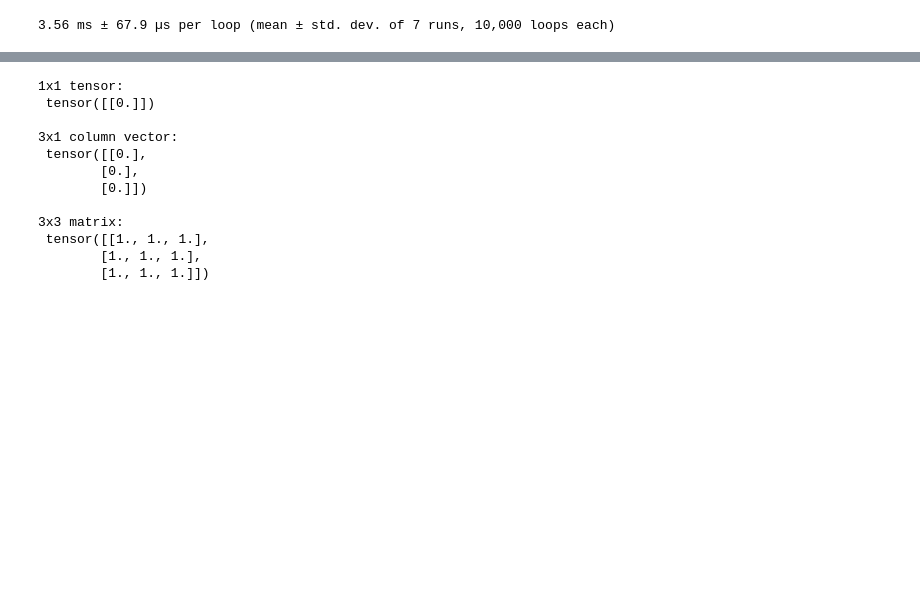
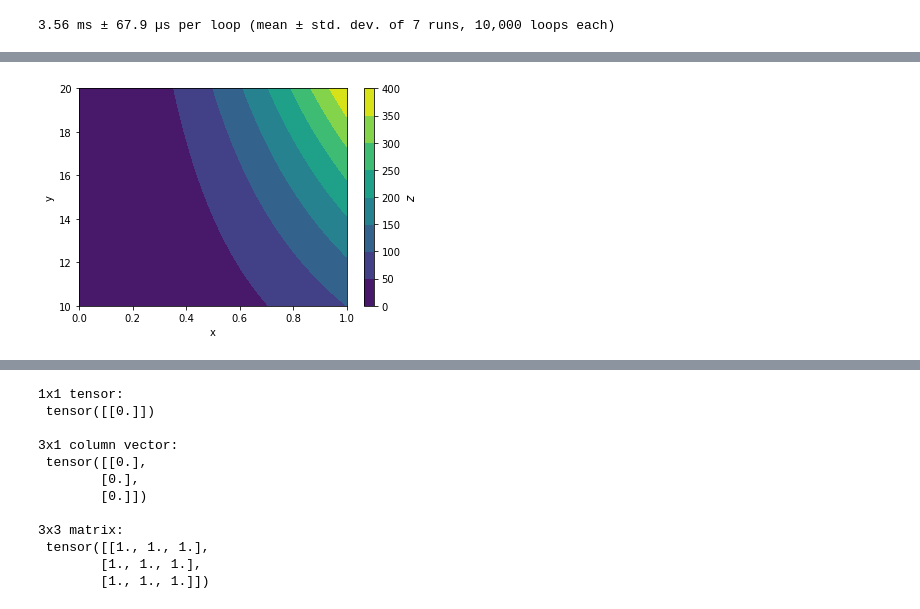
Before and after one commit to AndreWeiner/ml-cfd-lecture, a Jupyter notebook: notebooks/python_intro.ipynb, the cells around one changed output, grey strips where cells are left out. Saved outputs shown, nothing was run; the diff lists cells and outputs as text; code cells hidden in the pictures; blank space fills up the shorter version.

```diff
--- a/notebooks/python_intro.ipynb
+++ b/notebooks/python_intro.ipynb
@@ -221,0 +306,12 @@ As can be seen by this little example, using list comprehension instead of for-l
+# %%
+# alternatively, we can use the contourf() method for making 3D-plots:
+plt.contourf(x, y, z)
+plt.xlabel("x")
+plt.ylabel("y")
+
+# in general, the colorbar can be further customized
+cbar = plt.colorbar()
+cbar.set_label(label="$z$", fontsize=12)
+plt.show()
+# %% [output]
+[figure, added]
```
Also changed, not shown: parts of 41 cells of this notebook.
